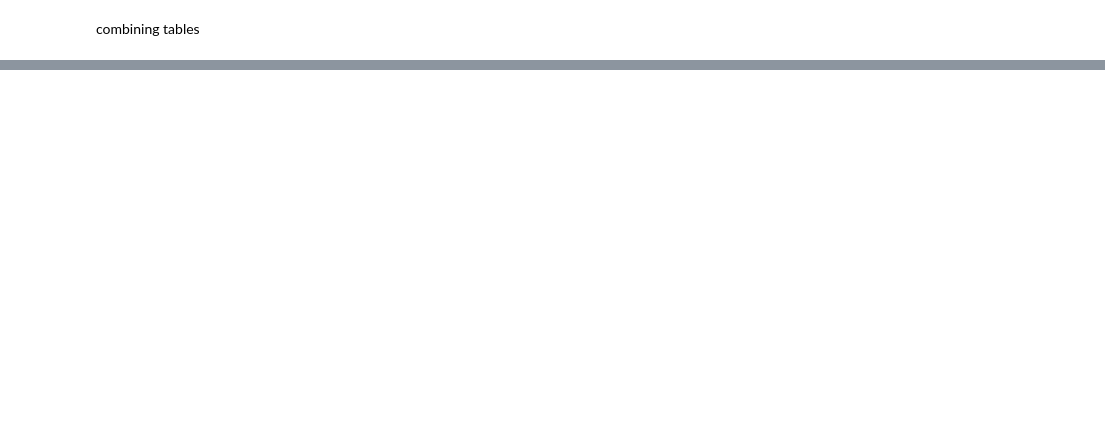
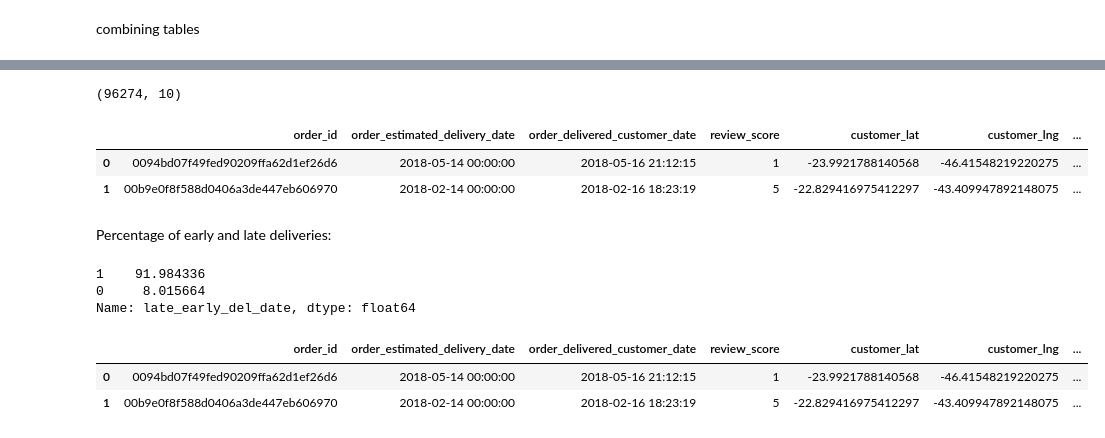
Before and after one commit to NainaAgrawal/ecommerce_sales_analysis, a Jupyter notebook: ecommerceanalysis.ipynb, the cells around one changed output, grey strips where cells are left out. Saved outputs shown, nothing was run; the diff lists cells and outputs as text; code cells hidden in the pictures; blank space fills up the shorter version.

```diff
--- a/ecommerceanalysis.ipynb
+++ b/ecommerceanalysis.ipynb
@@ -381,0 +438,3 @@ hc.sql('''select * from ecommerce limit 2''').toPandas()
+# %%
+ecom = ecom[ecom.product_category_name_english.isnull() == False]
+ecom.shape
@@ -381,0 +459,26 @@ hc.sql('''select * from ecommerce limit 2''').toPandas()
+# %%
+d1 = d1.dropna(subset = ['difference_of_date']).reset_index(drop = True) #subset refers to dropping a particular column of a dataframe
+d1.shape
+# %% [output]
+(96274, 10)
+# %%
+d1[:2]
+# %% [output]
+|  | order_id | order_estimated_delivery_date | order_delivered_customer_date | review_score | customer_lat | customer_lng | ... |
+| 0 | 0094bd07f49fed90209ffa62d1ef26d6 | 2018-05-14 00:00:00 | 2018-05-16 21:12:15 | 1 | -23.9921788140568 | -46.41548219220275 | ... |
+| 1 | 00b9e0f8f588d0406a3de447eb606970 | 2018-02-14 00:00:00 | 2018-02-16 18:23:19 | 5 | -22.829416975412297 | -43.409947892148075 | ... |
+# %% [markdown]
+Percentage of early and late deliveries:
+# %%
+d1.late_early_del_date.value_counts() / len(d1) * 100
+# %% [output]
+1    91.984336
+0     8.015664
+Name: late_early_del_date, dtype: float64
+# %%
+d2 = d1[d1.late_early_del_date == 0].reset_index(drop = True)
+d2[:2]
+# %% [output]
+|  | order_id | order_estimated_delivery_date | order_delivered_customer_date | review_score | customer_lat | customer_lng | ... |
+| 0 | 0094bd07f49fed90209ffa62d1ef26d6 | 2018-05-14 00:00:00 | 2018-05-16 21:12:15 | 1 | -23.9921788140568 | -46.41548219220275 | ... |
+| 1 | 00b9e0f8f588d0406a3de447eb606970 | 2018-02-14 00:00:00 | 2018-02-16 18:23:19 | 5 | -22.829416975412297 | -43.409947892148075 | ... |
```
Also changed, not shown: parts of 36 cells of this notebook.
